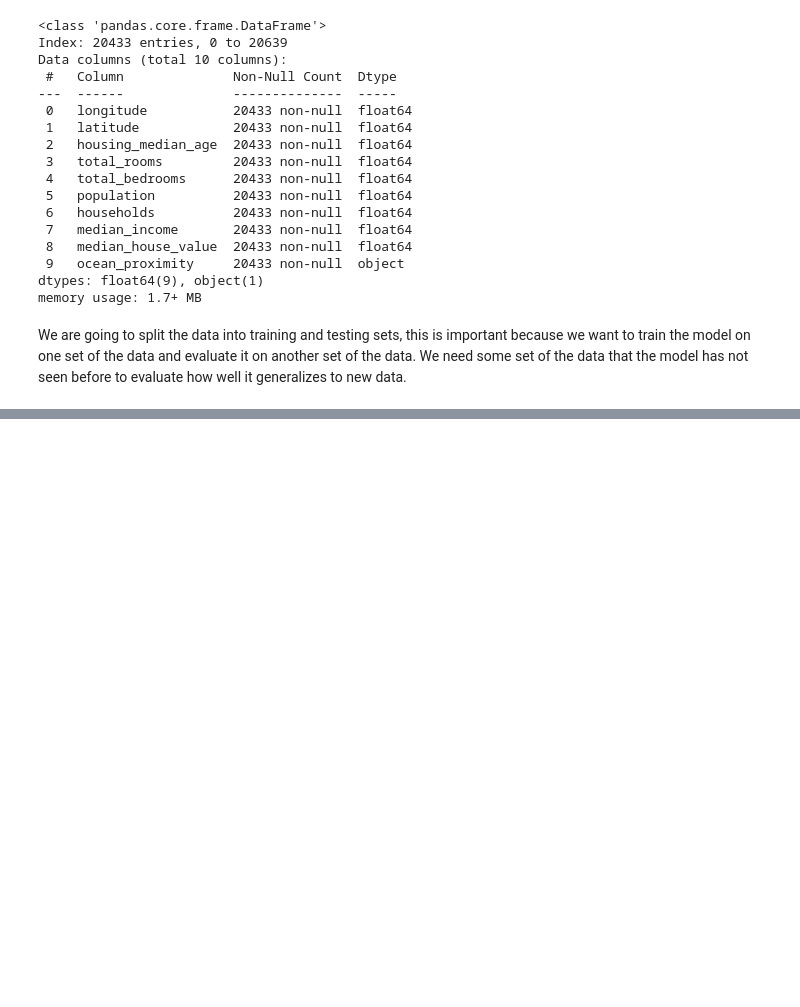
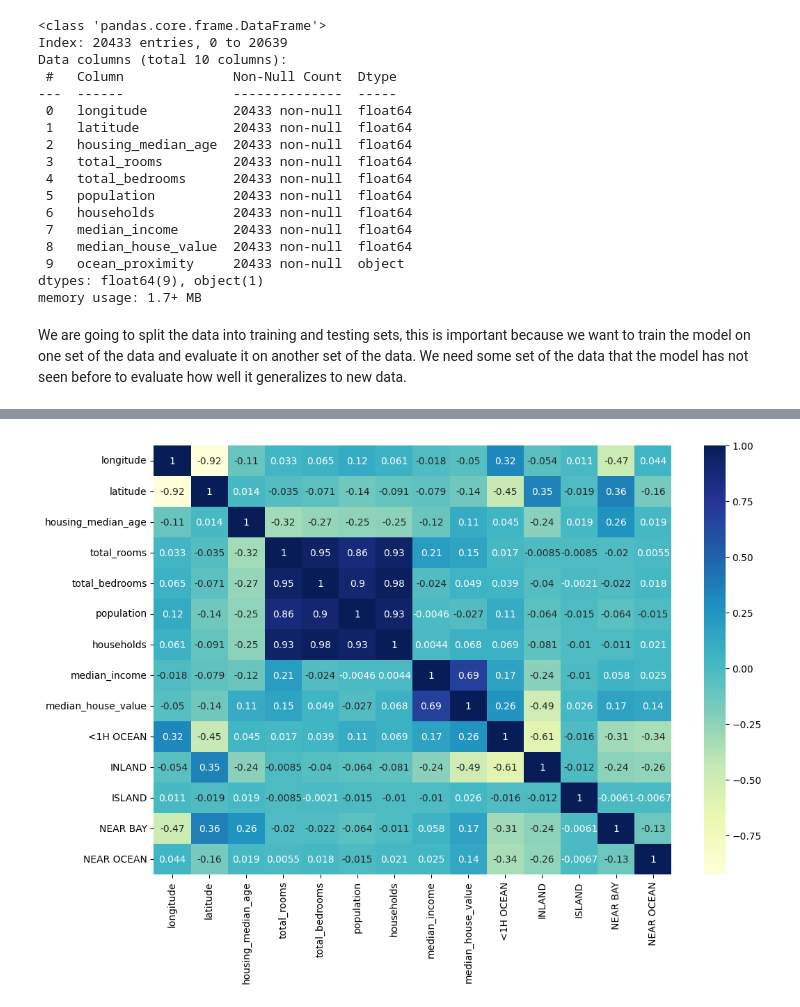
Before and after one commit to ayomidecole/california-housing-regression, a Jupyter notebook: house_pred.ipynb, the cells around one changed output, grey strips where cells are left out. Cells and saved outputs as stored; diff of their text form; code cells hidden in the pictures; blank space fills up the shorter version.

```diff
--- a/house_pred.ipynb
+++ b/house_pred.ipynb
@@ -79,0 +136,3 @@ x_train, x_test, y_train, y_test = train_test_split(X, y, train_size=0.8) #The g
+# %%
+train_data = train_data.join(pd.get_dummies(train_data['ocean_proximity'], dtype=int)).drop('ocean_proximity', axis=1)#One hot encoding the ocean_proximity column and dropping the original column
+train_data.head()
@@ -79,0 +146,5 @@ x_train, x_test, y_train, y_test = train_test_split(X, y, train_size=0.8) #The g
+# %%
+plt.figure(figsize=(12,8))
+sns.heatmap(train_data.corr(), annot=True, cmap='YlGnBu'); #Plotting the correlation ti include the one hot encoded features
+# %% [output]
+[figure, added]
```
Also changed, not shown: parts of 30 cells of this notebook.
